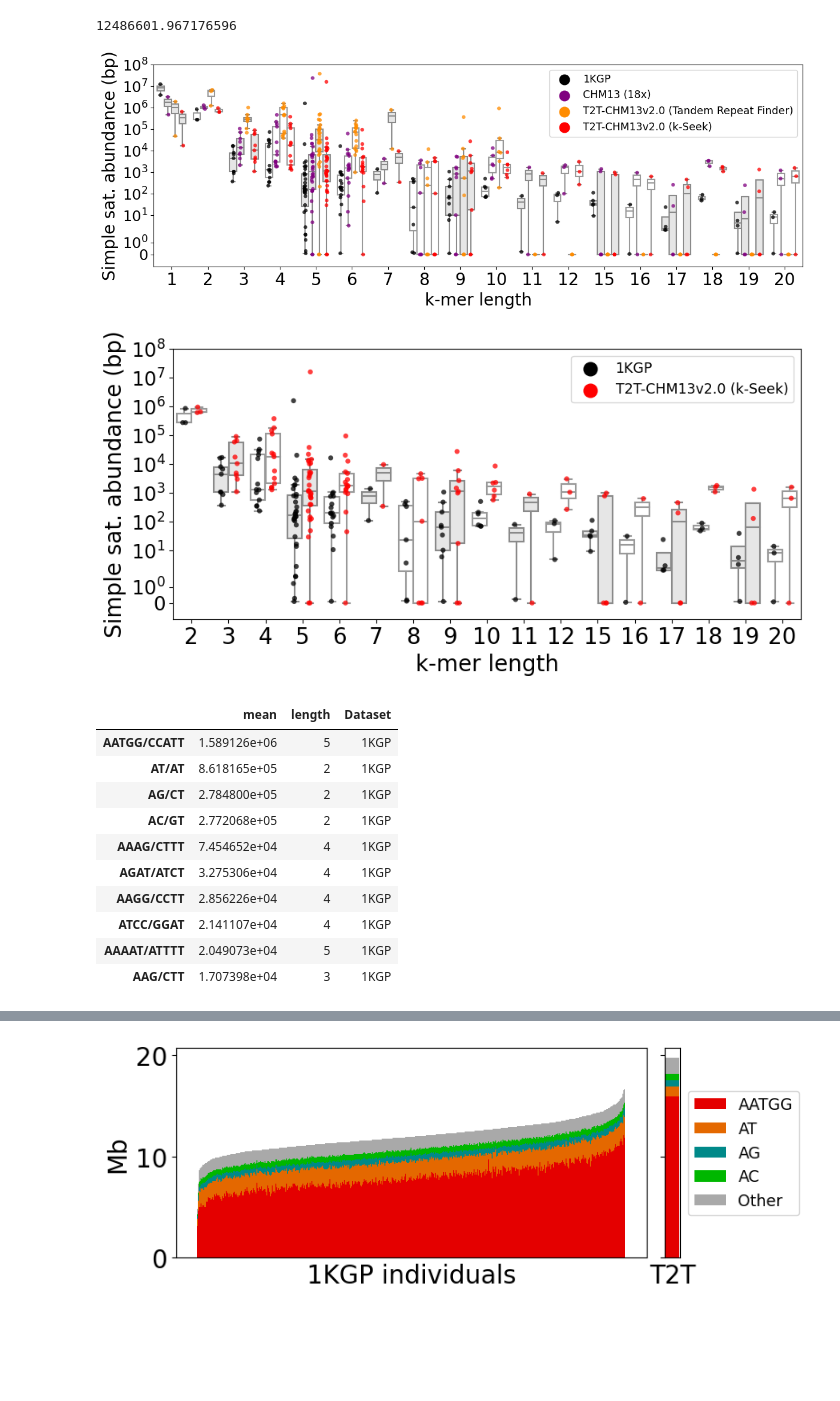
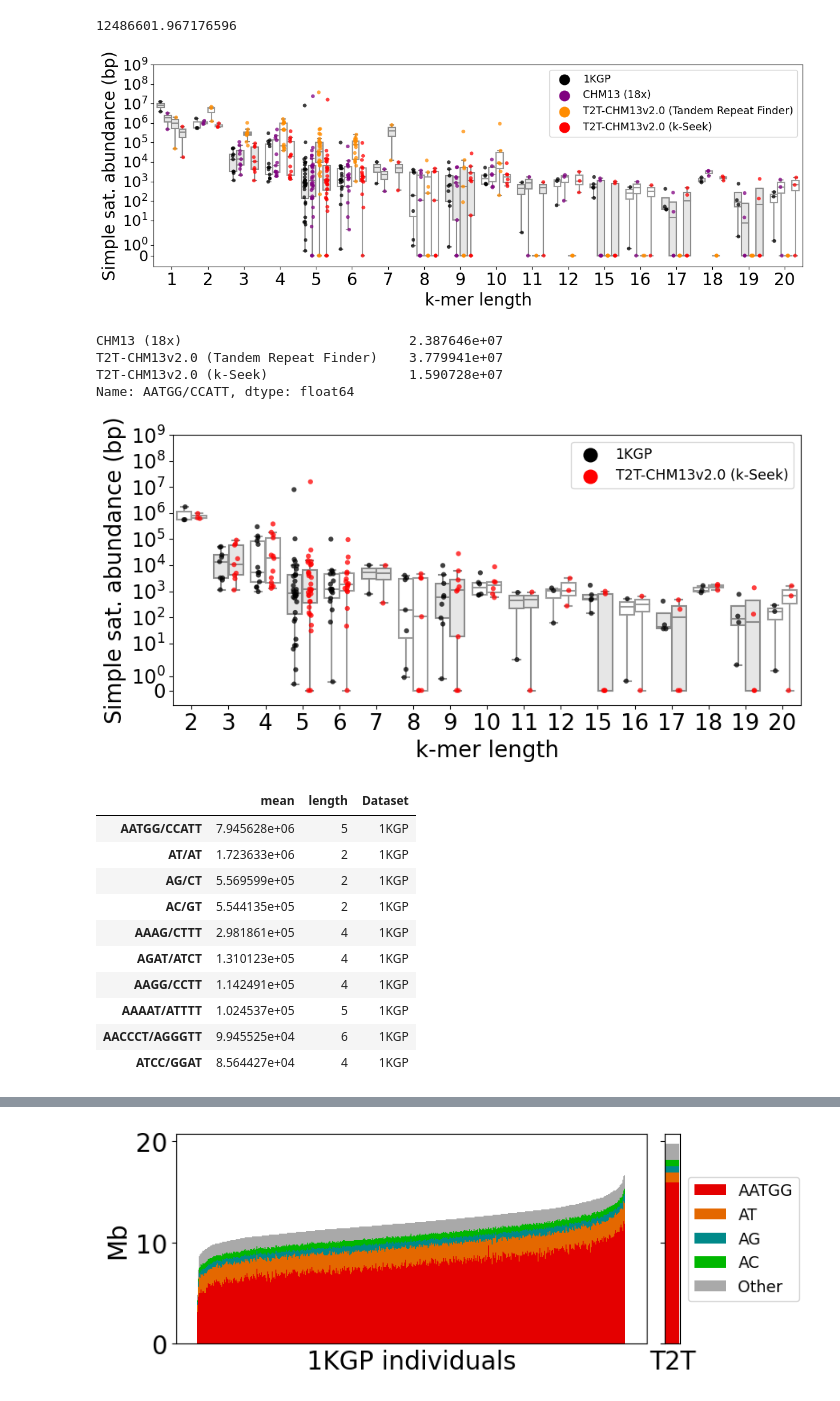
Before and after one commit to is-the-biologist/1KGP_SATS, a Jupyter notebook: scripts/git_jupyter/HumanGenomeSatVar_gitcode.1.ipynb, the cells around one changed output, grey strips where cells are left out. Cells and saved outputs as stored; diff of their text form; code cells hidden in the pictures; blank space fills up the shorter version.

```diff
--- a/scripts/git_jupyter/HumanGenomeSatVar_gitcode.1.ipynb
+++ b/scripts/git_jupyter/HumanGenomeSatVar_gitcode.1.ipynb
@@ -39,9 +43,9 @@ k_t2t_df = pd.read_csv('fig_data/Supplemental_Table_2.csv', index_col=0)
 # %%
 #mean_bps = [np.mean(k_counts.T[k_counts.T[k] > 0][k]) for k in k_counts.T.columns]
 
-mean_bps = np.mean(k_counts, axis=1)
+
 length = [len(i.split("/")[0]) for i in k_counts.index]
-
+mean_bps = np.mean(k_counts, axis=1)*np.asarray(length)
 copy_df = pd.DataFrame(data={"mean":mean_bps, "length":length})
 # %%
 np.mean(k_counts.T[k_counts.T["A/T"] > 0]['A/T'])
@@ -79,7 +83,7 @@ with sns.axes_style():
     plt.ylabel("Simple sat. abundance (bp)", fontsize=20)
     plt.xlabel("k-mer length", fontsize=20)
     plt.yscale("symlog", base=10)
-    plt.ylim(-1, 10**8)
+    plt.ylim(-1, 10**9)
     plt.xticks(fontsize=20)
     plt.yticks(fontsize=17.5)
     plt.tight_layout()
@@ -88,11 +92,18 @@ with sns.axes_style():
 # When creating the legend, only use the first two elements
 # to effectively remove the last two.
     l = plt.legend(handles[0:4], labels[0:4], loc='best', fontsize=12.5, markerscale=2)
-    #plt.savefig("suppfig_kmer_counts.png",dpi=300)
+    plt.savefig("suppfig_kmer_counts.png",dpi=300)
     plt.show()
     plt.close()
 # %% [output]
-[figure, old version]
+[figure, new version]
+# %%
+t2t_data['AATGG/CCATT']
+# %% [output]
+CHM13 (18x)                             2.387646e+07
+T2T-CHM13v2.0 (Tandem Repeat Finder)    3.779941e+07
+T2T-CHM13v2.0 (k-Seek)                  1.590728e+07
+Name: AATGG/CCATT, dtype: float64
 # %%
 f1_df = pd.concat([copy_df, copy_df_final[copy_df_final['Dataset'] == 'T2T-CHM13v2.0 (k-Seek)'] ], axis=0)
 
@@ -106,43 +117,43 @@ copy_df_s2.loc[copy_df_s2['length']%2==1, 'mean'] = -100
 # %%
 with sns.axes_style():
     fig = plt.figure(figsize=(9, 4.5))
     ax = sns.stripplot(data=f1_df, x="length", y="mean", hue='Dataset', palette=['black', 'red'],dodge=True,  alpha=0.75, s=4.5)
     #sns.boxplot(data=copy_df_final, x="length", y="mean", palette=['white', 'white'], hue='Dataset', dodge=True, showfliers=False)
     sns.boxplot(data=copy_df_s2, x="length", y="mean", palette=['white', 'white'], hue='Dataset', dodge=True, showfliers=False)
     sns.boxplot(data=copy_df_s1, x="length", y="mean", palette=['#E6E6E6', '#E6E6E6'], hue='Dataset', dodge=True, showfliers=False)
     #sns.violinplot(data=copy_df, x="length", y="mean", color='white', showfliers=False)
 
     plt.ylabel("Simple sat. abundance (bp)", fontsize=20)
     plt.xlabel("k-mer length", fontsize=20)
     plt.yscale("symlog", base=10)
-    plt.ylim(-1, 10**8)
+    plt.ylim(-1, 10**9)
     plt.xticks(fontsize=20)
     plt.yticks(fontsize=17.5)
     plt.tight_layout()
     handles, labels = ax.get_legend_handles_labels()
 
 # When creating the legend, only use the first two elements
 # to effectively remove the last two.
     l = plt.legend(handles[0:2], labels[0:2], loc='best', fontsize=12.5, markerscale=2)
     plt.savefig("kmer_counts.png",dpi=300)
     plt.show()
     plt.close()
 # %% [output]
-[figure, old version]
+[figure, new version]
 # %%
 copy_df[copy_df['length'] > 1].sort_values('mean',ascending=False)[0:10]
 # %% [output]
 |  | mean | length | Dataset |
-| AATGG/CCATT | 1.589126e+06 | 5 | 1KGP |
-| AT/AT | 8.618165e+05 | 2 | 1KGP |
-| AG/CT | 2.784800e+05 | 2 | 1KGP |
-| AC/GT | 2.772068e+05 | 2 | 1KGP |
-| AAAG/CTTT | 7.454652e+04 | 4 | 1KGP |
-| AGAT/ATCT | 3.275306e+04 | 4 | 1KGP |
-| AAGG/CCTT | 2.856226e+04 | 4 | 1KGP |
-| ATCC/GGAT | 2.141107e+04 | 4 | 1KGP |
-| AAAAT/ATTTT | 2.049073e+04 | 5 | 1KGP |
-| AAG/CTT | 1.707398e+04 | 3 | 1KGP |
+| AATGG/CCATT | 7.945628e+06 | 5 | 1KGP |
+| AT/AT | 1.723633e+06 | 2 | 1KGP |
+| AG/CT | 5.569599e+05 | 2 | 1KGP |
+| AC/GT | 5.544135e+05 | 2 | 1KGP |
+| AAAG/CTTT | 2.981861e+05 | 4 | 1KGP |
+| AGAT/ATCT | 1.310123e+05 | 4 | 1KGP |
+| AAGG/CCTT | 1.142491e+05 | 4 | 1KGP |
+| AAAAT/ATTTT | 1.024537e+05 | 5 | 1KGP |
+| AACCCT/AGGGTT | 9.945525e+04 | 6 | 1KGP |
+| ATCC/GGAT | 8.564427e+04 | 4 | 1KGP |
 # %%
 k_df = k_df[[k for k in k_df.columns if len(k) >3 ]]
 # %%
```
Also changed, not shown: parts of 10 cells of this notebook.
